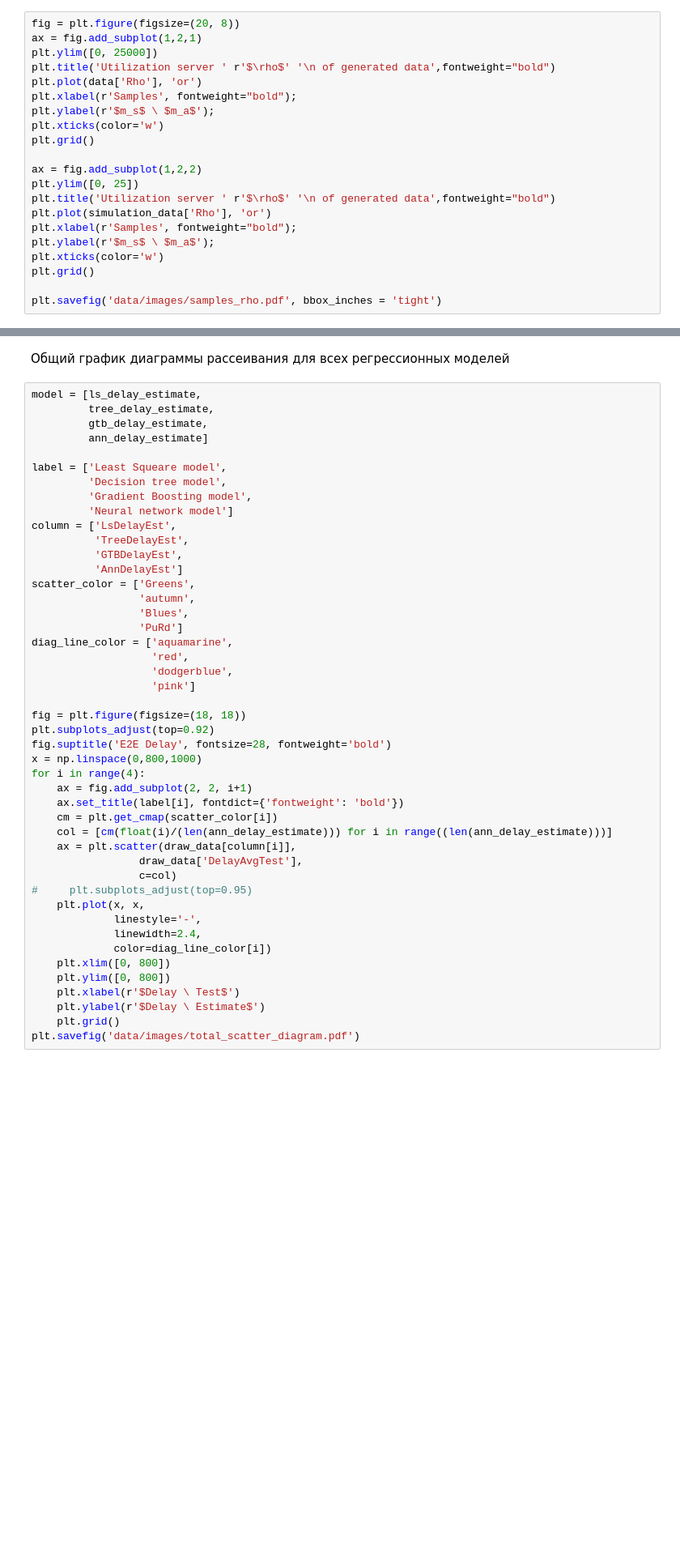
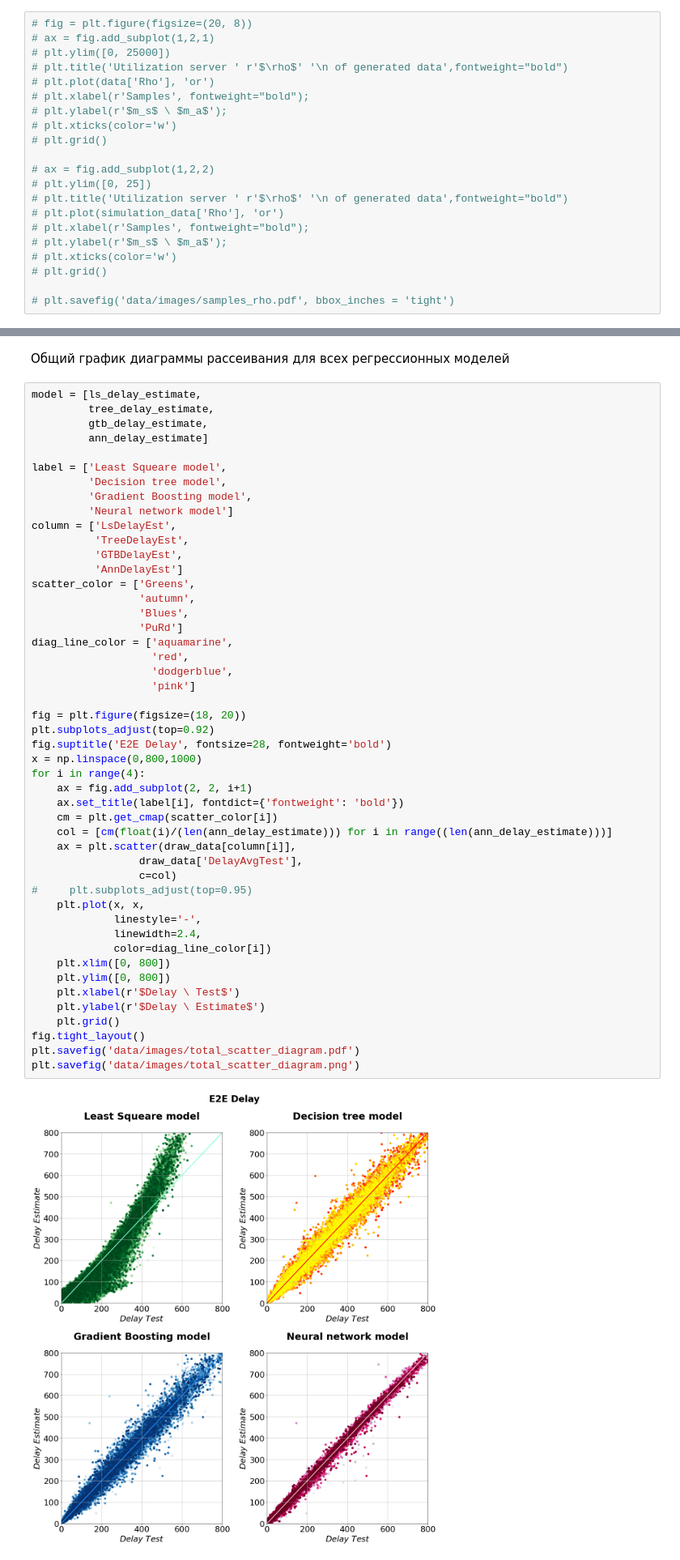
Before and after one commit to ipu69/pyqumo_old, a Jupyter notebook: experiments/ML_models.ipynb, the cells around one changed output, grey strips where cells are left out. Shown at 81% size. Saved outputs shown, nothing was run; the diff lists cells and outputs as text; blank space fills up the shorter version.

```diff
--- a/experiments/ML_models.ipynb
+++ b/experiments/ML_models.ipynb
@@ -93,24 +95,24 @@ plt.savefig('data/images/samples_rho.jpeg', bbox_inches = 'tight')
 # %%
-fig = plt.figure(figsize=(20, 8))
-ax = fig.add_subplot(1,2,1)
-plt.ylim([0, 25000])
-plt.title('Utilization server ' r'$\rho$' '\n of generated data',fontweight="bold")
-plt.plot(data['Rho'], 'or')
-plt.xlabel(r'Samples', fontweight="bold");
-plt.ylabel(r'$m_s$ \ $m_a$');
-plt.xticks(color='w')
-plt.grid()
+# fig = plt.figure(figsize=(20, 8))
+# ax = fig.add_subplot(1,2,1)
+# plt.ylim([0, 25000])
+# plt.title('Utilization server ' r'$\rho$' '\n of generated data',fontweight="bold")
+# plt.plot(data['Rho'], 'or')
+# plt.xlabel(r'Samples', fontweight="bold");
+# plt.ylabel(r'$m_s$ \ $m_a$');
+# plt.xticks(color='w')
+# plt.grid()
 
-ax = fig.add_subplot(1,2,2)
-plt.ylim([0, 25])
-plt.title('Utilization server ' r'$\rho$' '\n of generated data',fontweight="bold")
-plt.plot(simulation_data['Rho'], 'or')
-plt.xlabel(r'Samples', fontweight="bold");
-plt.ylabel(r'$m_s$ \ $m_a$');
-plt.xticks(color='w')
-plt.grid()
+# ax = fig.add_subplot(1,2,2)
+# plt.ylim([0, 25])
+# plt.title('Utilization server ' r'$\rho$' '\n of generated data',fontweight="bold")
+# plt.plot(simulation_data['Rho'], 'or')
+# plt.xlabel(r'Samples', fontweight="bold");
+# plt.ylabel(r'$m_s$ \ $m_a$');
+# plt.xticks(color='w')
+# plt.grid()
 
-plt.savefig('data/images/samples_rho.pdf', bbox_inches = 'tight')
+# plt.savefig('data/images/samples_rho.pdf', bbox_inches = 'tight')
 # %% [markdown]
 Как видно из графиков мы имеем значения $\rho$ сильно превышающие диапазон $(0, 1)$. Нецелесообразно использовать такие данные для дальнейшего обучения моделей. Перед тем как начать отсекать строки, вспомни, что узлы нашей многофазной очереди имеют конечный буфер и пакеты при загруженном узле могут теряться. Значит загрузка на первом узле может быть $\rho >> 1$. Поэтому ограничемся  диапазоном $\rho \in (0, 10]$
 # %%
@@ -659,34 +713,38 @@ scatter_color = ['Greens',
                  'autumn',
                  'Blues',
                  'PuRd']
 diag_line_color = ['aquamarine',
                    'red',
                    'dodgerblue',
                    'pink']
 
-fig = plt.figure(figsize=(18, 18))
+fig = plt.figure(figsize=(18, 20))
 plt.subplots_adjust(top=0.92)
 fig.suptitle('E2E Delay', fontsize=28, fontweight='bold')
 x = np.linspace(0,800,1000)
 for i in range(4):
     ax = fig.add_subplot(2, 2, i+1)
     ax.set_title(label[i], fontdict={'fontweight': 'bold'})
     cm = plt.get_cmap(scatter_color[i])
     col = [cm(float(i)/(len(ann_delay_estimate))) for i in range((len(ann_delay_estimate)))]
     ax = plt.scatter(draw_data[column[i]],
                  draw_data['DelayAvgTest'],
                  c=col)
 #     plt.subplots_adjust(top=0.95)
     plt.plot(x, x,
              linestyle='-',
              linewidth=2.4,
              color=diag_line_color[i])
     plt.xlim([0, 800])
     plt.ylim([0, 800])
     plt.xlabel(r'$Delay \ Test$')
     plt.ylabel(r'$Delay \ Estimate$')
     plt.grid()
+fig.tight_layout()
 plt.savefig('data/images/total_scatter_diagram.pdf')
+plt.savefig('data/images/total_scatter_diagram.png')
+# %% [output]
+[figure, added]
 # %% [markdown]
 ## ПОСТРОЕНИЕ ПРОГНОЗНОЙ МОДЕЛИ ВЕРОЯТНОСТИ ДОСТАВКИ ПАКЕТОВ В МНОГОФАЗНОЙ СЕТИ МАСОВОГО ОБСЛУЖИВАНИЯ С ЛИНЕЙНОЙ ТОПОЛОГИЕЙ
 
```
Also changed, not shown: parts of 22 cells of this notebook, 27 other files.
